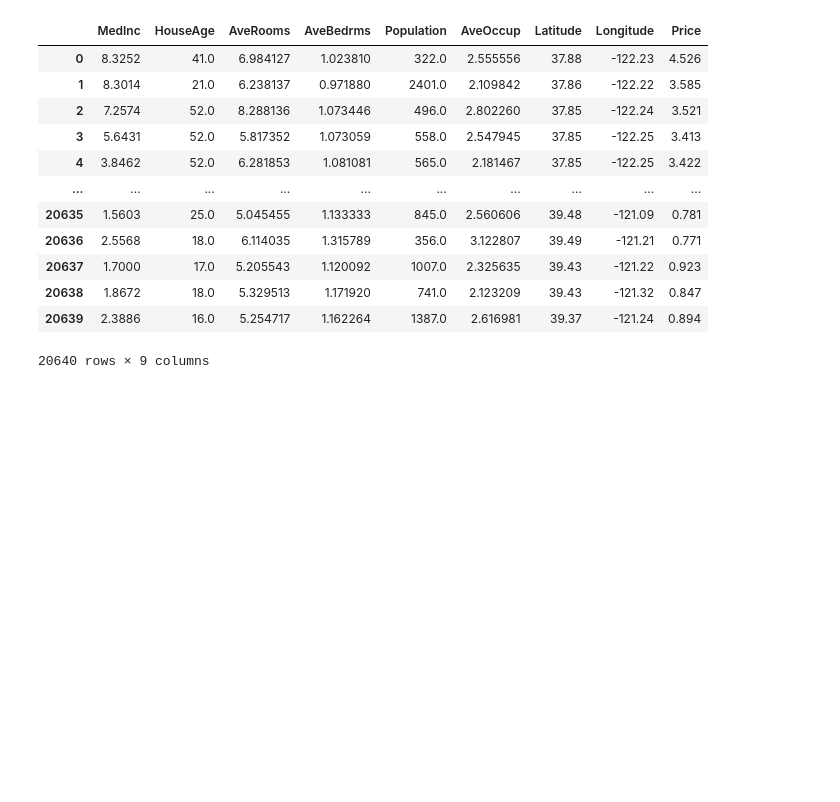
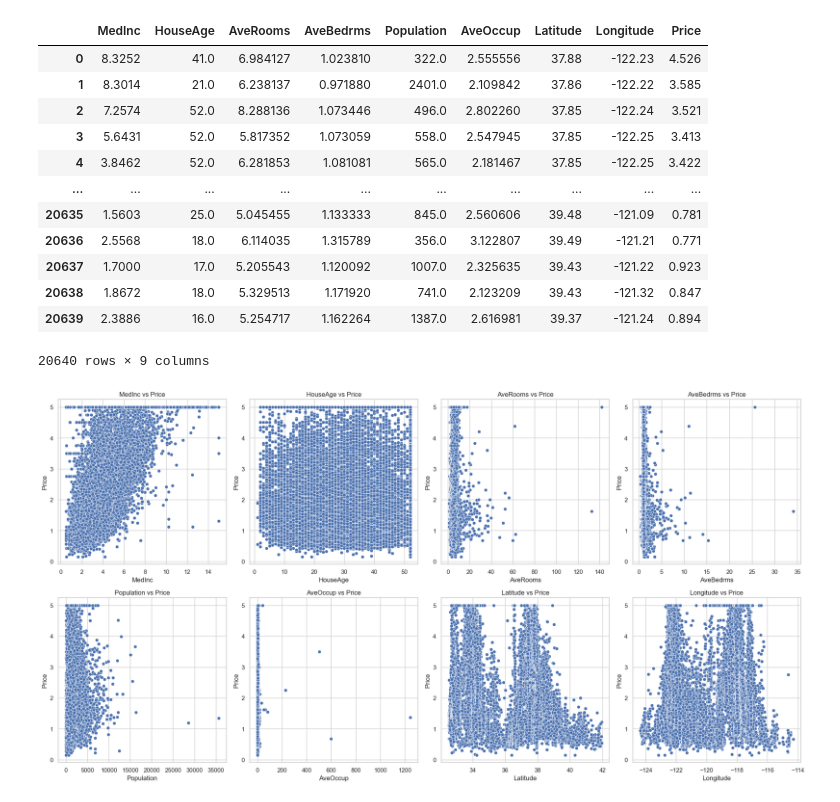
Before and after one commit to PhenomSG/California-House-Price-Prediction, a Jupyter notebook: main.ipynb, the cells around one changed output. Cells and saved outputs as stored; diff of their text form; code cells hidden in the pictures; blank space fills up the shorter version.

Commit message:
graphs

```diff
--- a/main.ipynb
+++ b/main.ipynb
@@ -157,3 +157,28 @@ df
 | 20638 | 1.8672 | 18.0 | 5.329513 | 1.171920 | 741.0 | 2.123209 | 39.43 | -121.32 | 0.847 |
 | 20639 | 2.3886 | 16.0 | 5.254717 | 1.162264 | 1387.0 | 2.616981 | 39.37 | -121.24 | 0.894 |
 20640 rows × 9 columns
+# %%
+import matplotlib.pyplot as plt
+import seaborn as sns
+
+# Set up the plotting style
+sns.set(style="whitegrid")
+
+# Create a figure with subplots
+plt.figure(figsize=(20, 15))
+
+# Loop through each feature and create a scatter plot
+for i, feature in enumerate(df.columns[:-1]):  # Exclude the 'Price' column
+    plt.subplot(3, 4, i+1)  # Adjust grid size as needed (3x4 grid)
+    sns.scatterplot(x=df[feature], y=df['Price'])
+    plt.title(f'{feature} vs Price')
+    plt.xlabel(feature)
+    plt.ylabel('Price')
+
+# Adjust layout to prevent overlap
+plt.tight_layout()
+
+# Show the plots
+plt.show()
+# %% [output]
+[figure, added]
```
